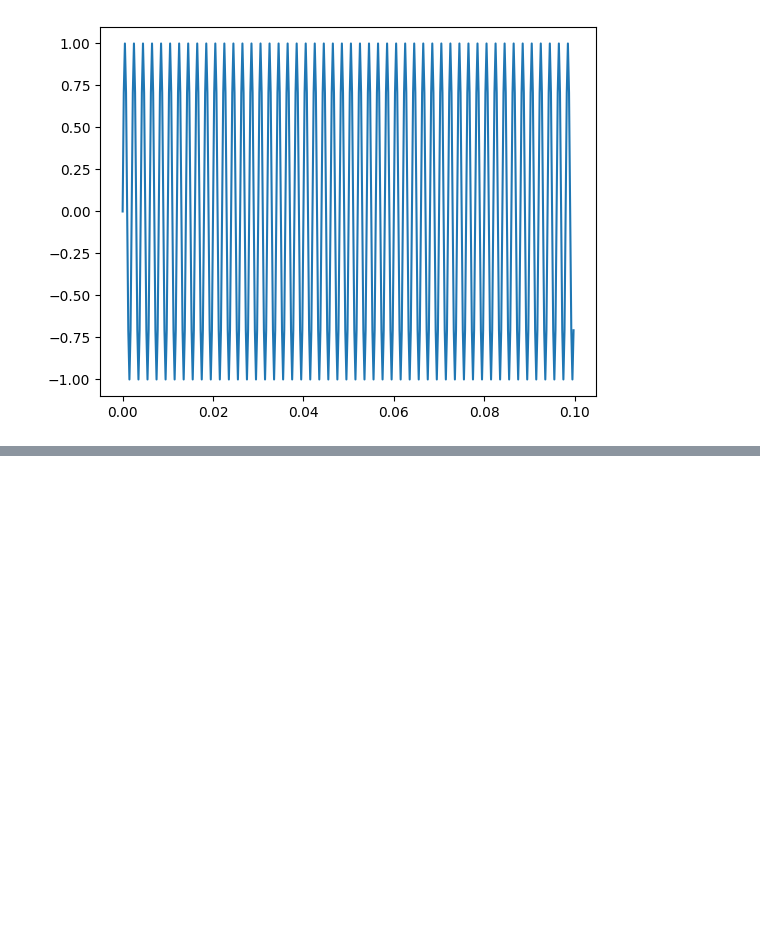
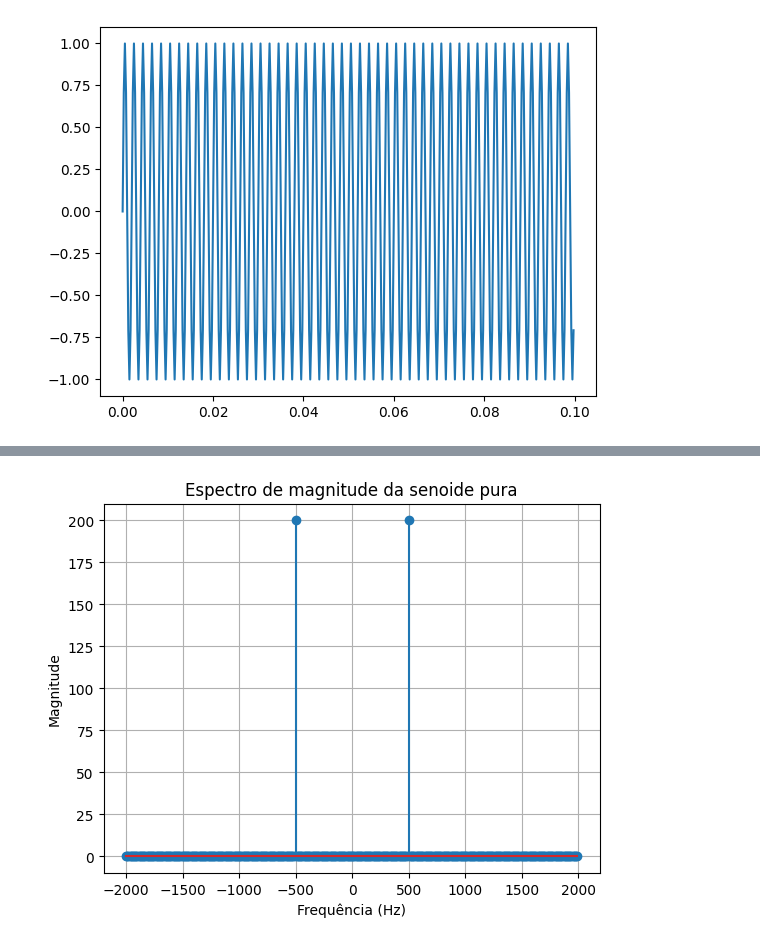
Before and after one commit to MatheusrCunha/PDS_1, a Jupyter notebook: Filtros_e_DFT_(1a_parte)_novo_matheus.ipynb, the cells around one changed output, grey strips where cells are left out. Cells and saved outputs as stored; diff of their text form; code cells hidden in the pictures; blank space fills up the shorter version.

```diff
--- a/Filtros_e_DFT_(1a_parte)_novo_matheus.ipynb
+++ b/Filtros_e_DFT_(1a_parte)_novo_matheus.ipynb
@@ -263,0 +249,13 @@ plt.show()
+# %%
+# DFT of y with pure sine
+DFT = fftpack.fft(x_sinepuro, len(x_sinepuro) )
+mag_espectro = np.abs(DFT)
+f = fftpack.fftfreq( len(x_sinepuro), 1/Fs )
+plt.stem(f,mag_espectro)
+plt.title('Espectro de magnitude da senoide pura')
+plt.ylabel('Magnitude')
+plt.xlabel('Frequência (Hz)')
+plt.grid()
+plt.show()
+# %% [output]
+[figure, added]
```
Also changed, not shown: parts of 8 cells of this notebook.
